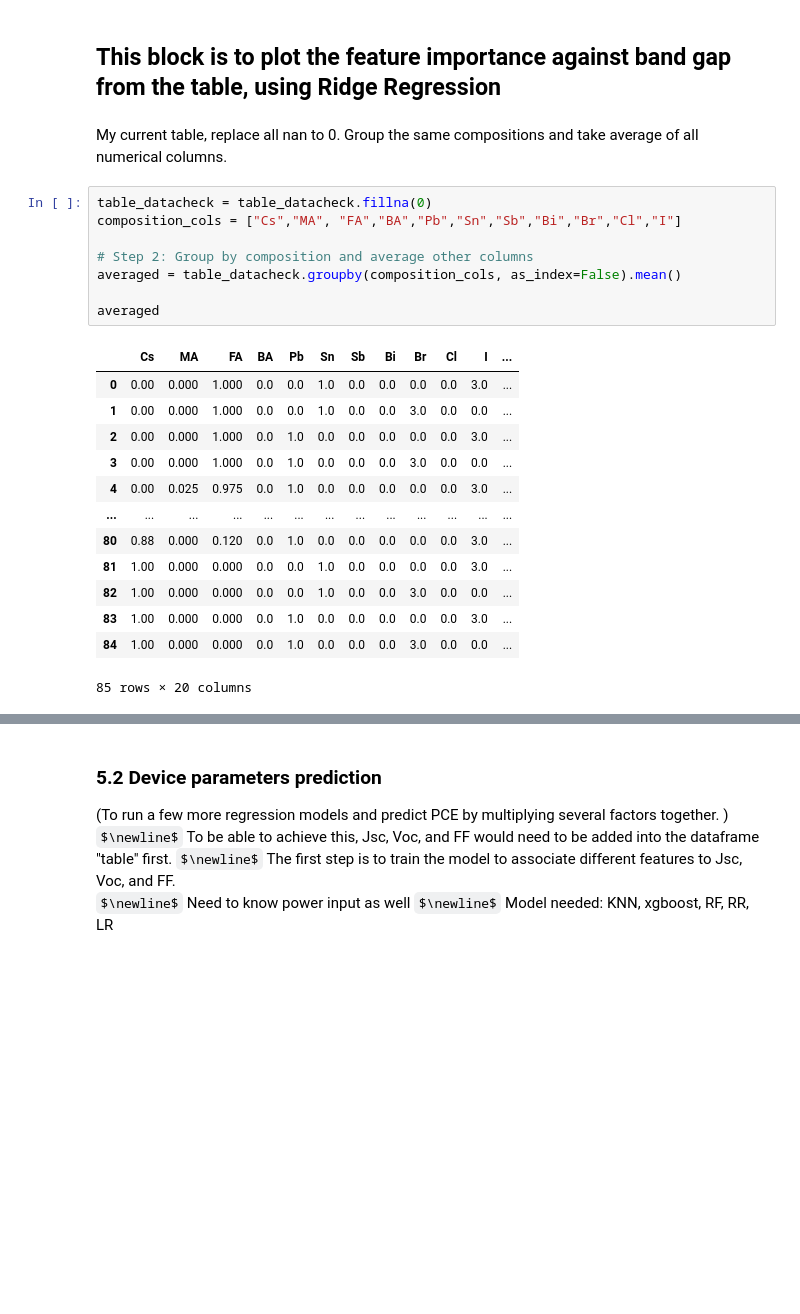
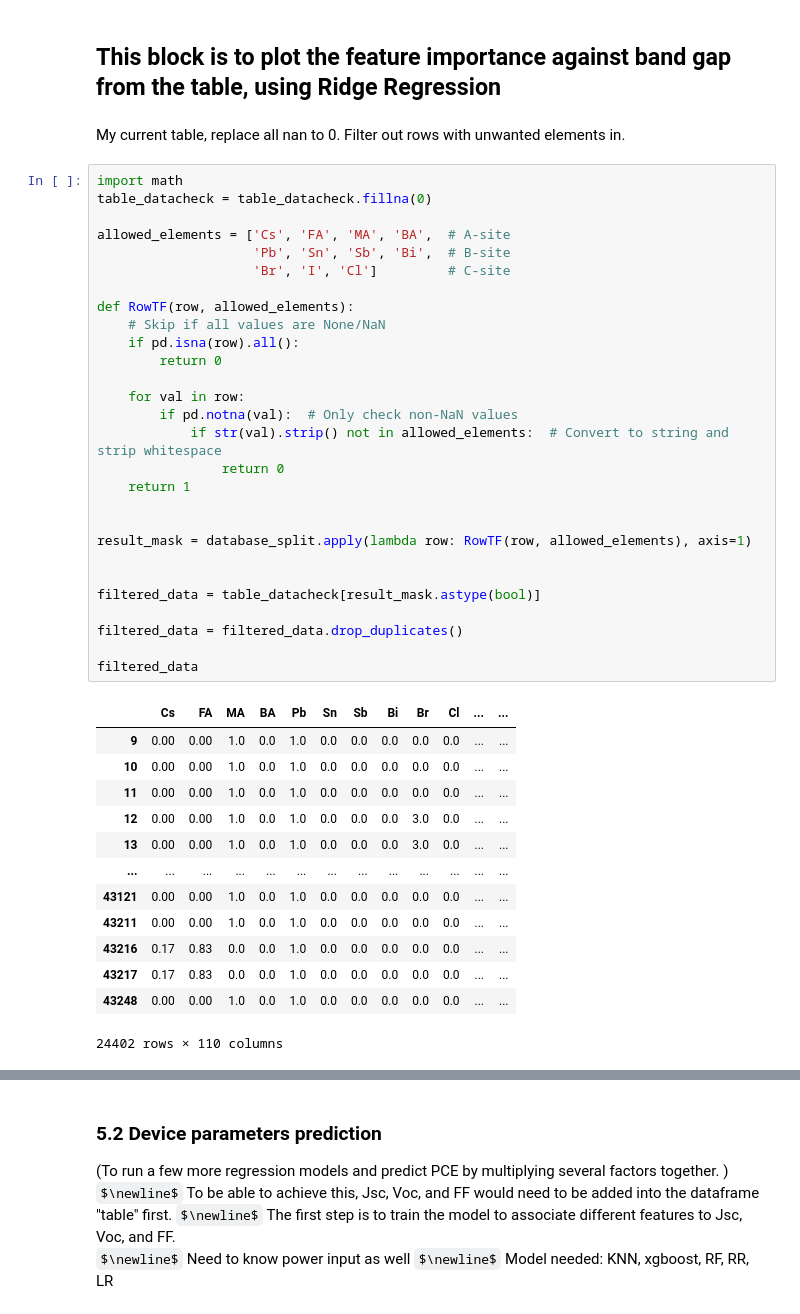
Before and after one commit to drcgreenland/PerovskiteML_project, a Jupyter notebook: replicating.ipynb, the cells around one changed output, grey strips where cells are left out. Cells and saved outputs as stored; diff of their text form; some formulas as TeX source; blank space fills up the shorter version.

```diff
--- a/replicating.ipynb
+++ b/replicating.ipynb
@@ -419,29 +407,49 @@ dtype: int64
 # %% [markdown]
 ## This block is to plot the feature importance against band gap from the table, using Ridge Regression
 # %% [markdown]
-My current table, replace all nan to 0. Group the same compositions and take average of all numerical columns.
+My current table, replace all nan to 0. Filter out rows with unwanted elements in.
-# %%
-table_datacheck = table_datacheck.fillna(0)
-composition_cols = ["Cs","MA", "FA","BA","Pb","Sn","Sb","Bi","Br","Cl","I"]
-
-# Step 2: Group by composition and average other columns
-averaged = table_datacheck.groupby(composition_cols, as_index=False).mean()
-
-averaged
-# %% [output]
-|  | Cs | MA | FA | BA | Pb | Sn | Sb | Bi | Br | Cl | I | ... |
-| 0 | 0.00 | 0.000 | 1.000 | 0.0 | 0.0 | 1.0 | 0.0 | 0.0 | 0.0 | 0.0 | 3.0 | ... |
-| 1 | 0.00 | 0.000 | 1.000 | 0.0 | 0.0 | 1.0 | 0.0 | 0.0 | 3.0 | 0.0 | 0.0 | ... |
-| 2 | 0.00 | 0.000 | 1.000 | 0.0 | 1.0 | 0.0 | 0.0 | 0.0 | 0.0 | 0.0 | 3.0 | ... |
-| 3 | 0.00 | 0.000 | 1.000 | 0.0 | 1.0 | 0.0 | 0.0 | 0.0 | 3.0 | 0.0 | 0.0 | ... |
-| 4 | 0.00 | 0.025 | 0.975 | 0.0 | 1.0 | 0.0 | 0.0 | 0.0 | 0.0 | 0.0 | 3.0 | ... |
-| ... | ... | ... | ... | ... | ... | ... | ... | ... | ... | ... | ... | ... |
-| 80 | 0.88 | 0.000 | 0.120 | 0.0 | 1.0 | 0.0 | 0.0 | 0.0 | 0.0 | 0.0 | 3.0 | ... |
-| 81 | 1.00 | 0.000 | 0.000 | 0.0 | 0.0 | 1.0 | 0.0 | 0.0 | 0.0 | 0.0 | 3.0 | ... |
-| 82 | 1.00 | 0.000 | 0.000 | 0.0 | 0.0 | 1.0 | 0.0 | 0.0 | 3.0 | 0.0 | 0.0 | ... |
-| 83 | 1.00 | 0.000 | 0.000 | 0.0 | 1.0 | 0.0 | 0.0 | 0.0 | 0.0 | 0.0 | 3.0 | ... |
-| 84 | 1.00 | 0.000 | 0.000 | 0.0 | 1.0 | 0.0 | 0.0 | 0.0 | 3.0 | 0.0 | 0.0 | ... |
-85 rows × 20 columns
+# %%
+import math
+table_datacheck = table_datacheck.fillna(0)
+
+allowed_elements = ['Cs', 'FA', 'MA', 'BA',  # A-site
+                    'Pb', 'Sn', 'Sb', 'Bi',  # B-site
+                    'Br', 'I', 'Cl']         # C-site
+
+def RowTF(row, allowed_elements):
+    # Skip if all values are None/NaN
+    if pd.isna(row).all():
+        return 0
+
+    for val in row:
+        if pd.notna(val):  # Only check non-NaN values
+            if str(val).strip() not in allowed_elements:  # Convert to string and strip whitespace
+                return 0
+    return 1
+
+
+result_mask = database_split.apply(lambda row: RowTF(row, allowed_elements), axis=1)
+
+
+filtered_data = table_datacheck[result_mask.astype(bool)]
+
+filtered_data = filtered_data.drop_duplicates()
+
+filtered_data
+# %% [output]
+|  | Cs | FA | MA | BA | Pb | Sn | Sb | Bi | Br | Cl | ... | ... |
+| 9 | 0.00 | 0.00 | 1.0 | 0.0 | 1.0 | 0.0 | 0.0 | 0.0 | 0.0 | 0.0 | ... | ... |
+| 10 | 0.00 | 0.00 | 1.0 | 0.0 | 1.0 | 0.0 | 0.0 | 0.0 | 0.0 | 0.0 | ... | ... |
+| 11 | 0.00 | 0.00 | 1.0 | 0.0 | 1.0 | 0.0 | 0.0 | 0.0 | 0.0 | 0.0 | ... | ... |
+| 12 | 0.00 | 0.00 | 1.0 | 0.0 | 1.0 | 0.0 | 0.0 | 0.0 | 3.0 | 0.0 | ... | ... |
+| 13 | 0.00 | 0.00 | 1.0 | 0.0 | 1.0 | 0.0 | 0.0 | 0.0 | 3.0 | 0.0 | ... | ... |
+| ... | ... | ... | ... | ... | ... | ... | ... | ... | ... | ... | ... | ... |
+| 43121 | 0.00 | 0.00 | 1.0 | 0.0 | 1.0 | 0.0 | 0.0 | 0.0 | 0.0 | 0.0 | ... | ... |
+| 43211 | 0.00 | 0.00 | 1.0 | 0.0 | 1.0 | 0.0 | 0.0 | 0.0 | 0.0 | 0.0 | ... | ... |
+| 43216 | 0.17 | 0.83 | 0.0 | 0.0 | 1.0 | 0.0 | 0.0 | 0.0 | 0.0 | 0.0 | ... | ... |
+| 43217 | 0.17 | 0.83 | 0.0 | 0.0 | 1.0 | 0.0 | 0.0 | 0.0 | 0.0 | 0.0 | ... | ... |
+| 43248 | 0.00 | 0.00 | 1.0 | 0.0 | 1.0 | 0.0 | 0.0 | 0.0 | 0.0 | 0.0 | ... | ... |
+24402 rows × 110 columns
 # %%
 ions = ["Br","Sn","I","Cl","Pb","MA","FA","Cs"]
 ions.reverse()
```
Also changed, not shown: parts of 21 cells of this notebook.
